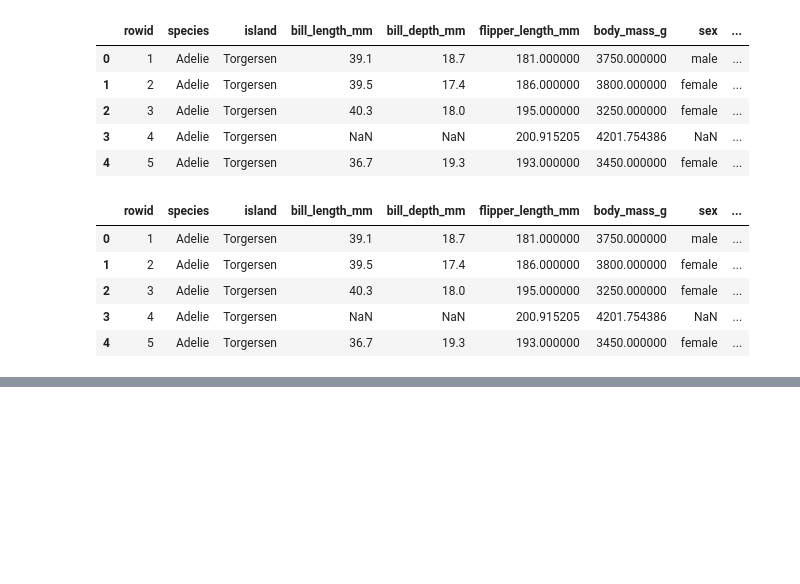
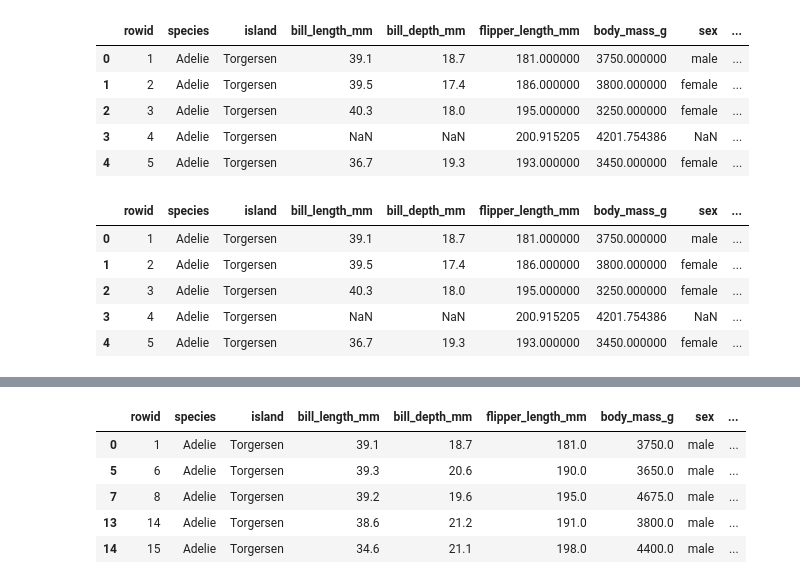
Before and after one commit to Praruj/Pandas_Practise_Portfolio, a Jupyter notebook: Notebooks/Pandas_05_Data_Transformations.ipynb, the cells around one changed output, grey strips where cells are left out. Drawn from its saved outputs; the diff is of its cells as text; code cells hidden in the pictures; blank space fills up the shorter version.

```diff
--- a/Notebooks/Pandas_05_Data_Transformations.ipynb
+++ b/Notebooks/Pandas_05_Data_Transformations.ipynb
@@ -565,0 +582,10 @@ penguins.head()
+# %%
+male=penguins[penguins["sex"]=="male"]
+male.head()
+# %% [output]
+|  | rowid | species | island | bill_length_mm | bill_depth_mm | flipper_length_mm | body_mass_g | sex | ... |
+| 0 | 1 | Adelie | Torgersen | 39.1 | 18.7 | 181.0 | 3750.0 | male | ... |
+| 5 | 6 | Adelie | Torgersen | 39.3 | 20.6 | 190.0 | 3650.0 | male | ... |
+| 7 | 8 | Adelie | Torgersen | 39.2 | 19.6 | 195.0 | 4675.0 | male | ... |
+| 13 | 14 | Adelie | Torgersen | 38.6 | 21.2 | 191.0 | 3800.0 | male | ... |
+| 14 | 15 | Adelie | Torgersen | 34.6 | 21.1 | 198.0 | 4400.0 | male | ... |
```
Also changed, not shown: parts of 4 cells of this notebook.
